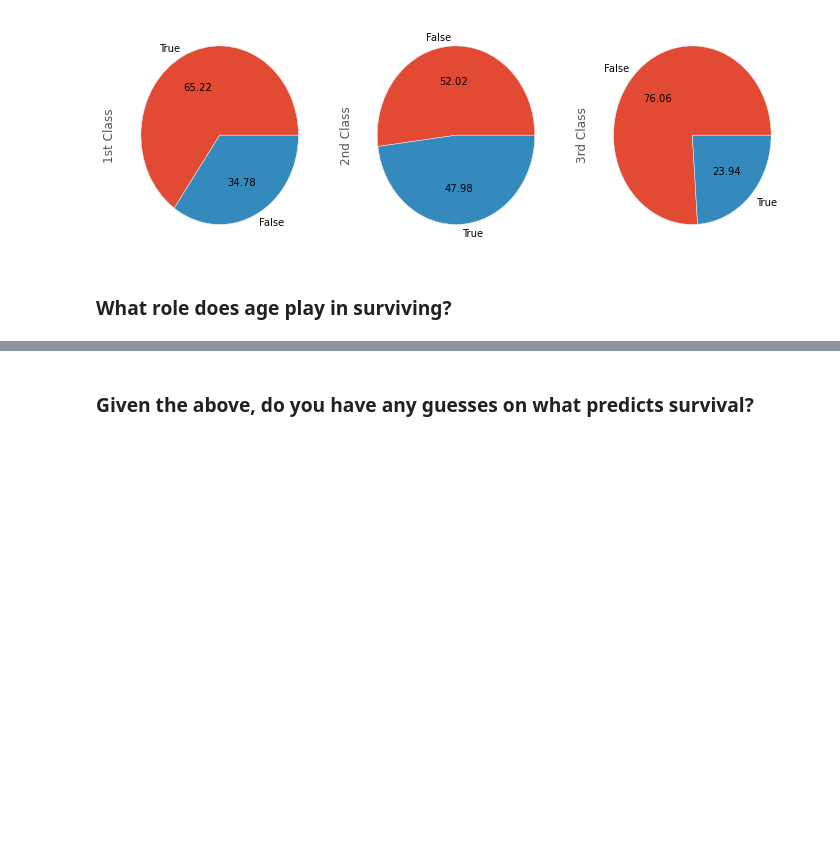
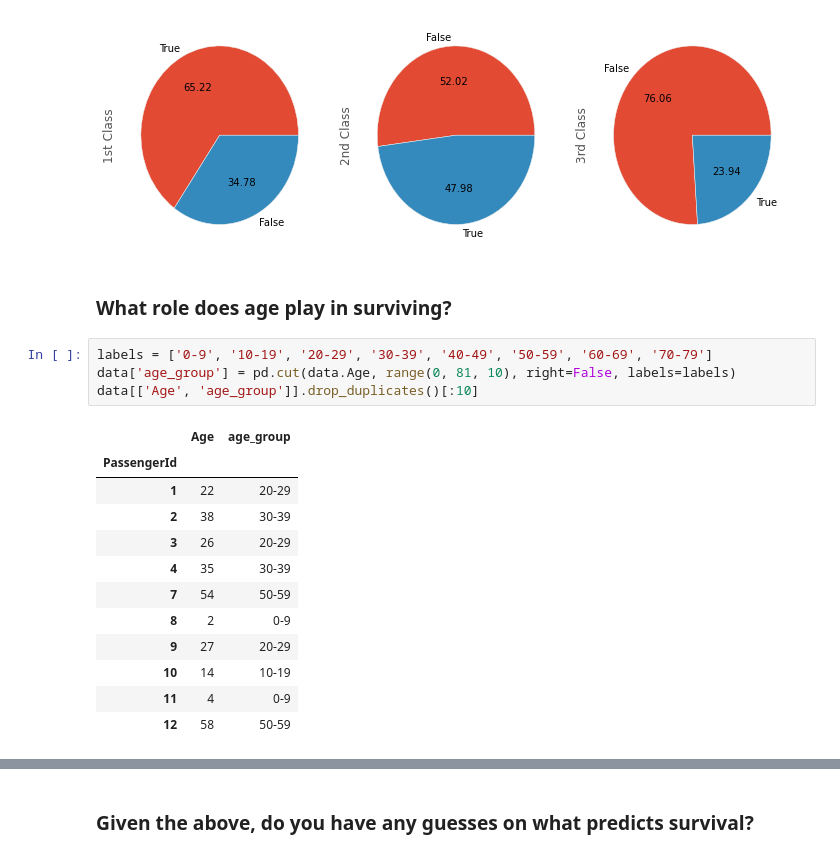
Before and after one commit to ashishterp/DAT_homework, a Jupyter notebook: homework/1/homework.ipynb, the cells around one changed output, grey strips where cells are left out. Cells and saved outputs as stored; diff of their text form; blank space fills up the shorter version.

```diff
--- a/homework/1/homework.ipynb
+++ b/homework/1/homework.ipynb
@@ -146,3 +146,20 @@ data[data.Pclass == 3]["Survived"].value_counts().plot(kind="pie",autopct='%.2f'
 [figure]
 # %% [markdown]
 ### What role does age play in surviving?
+# %%
+labels = ['0-9', '10-19', '20-29', '30-39', '40-49', '50-59', '60-69', '70-79']
+data['age_group'] = pd.cut(data.Age, range(0, 81, 10), right=False, labels=labels)
+data[['Age', 'age_group']].drop_duplicates()[:10]
+# %% [output]
+|  | Age | age_group |
+| PassengerId |  |  |
+| 1 | 22 | 20-29 |
+| 2 | 38 | 30-39 |
+| 3 | 26 | 20-29 |
+| 4 | 35 | 30-39 |
+| 7 | 54 | 50-59 |
+| 8 | 2 | 0-9 |
+| 9 | 27 | 20-29 |
+| 10 | 14 | 10-19 |
+| 11 | 4 | 0-9 |
+| 12 | 58 | 50-59 |
```
Also changed, not shown: parts of 3 cells of this notebook.
